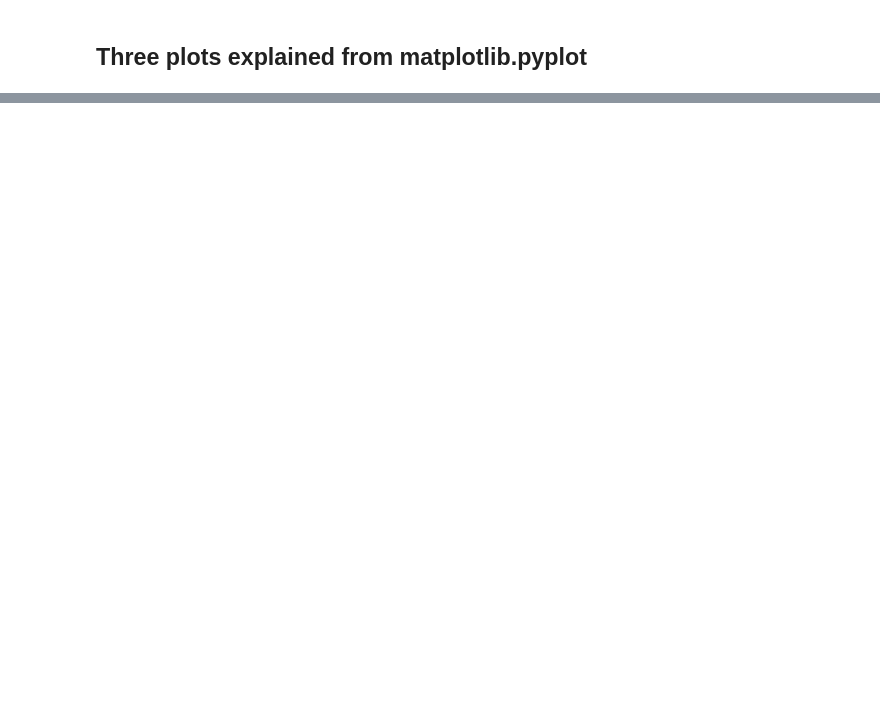
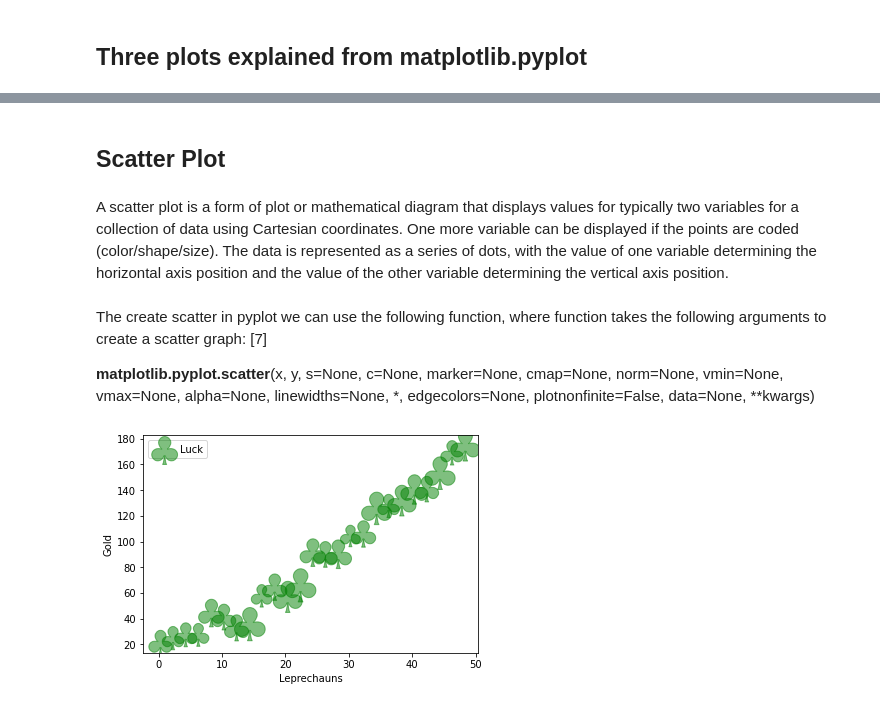
Before and after one commit to Trishmcc/Fundamentals-of-Data-Analytics, a Jupyter notebook: pyplot.ipynb, the cells around one changed output, grey strips where cells are left out. Drawn from its saved outputs; the diff is of its cells as text; code cells hidden in the pictures; blank space fills up the shorter version.

```diff
--- a/pyplot.ipynb
+++ b/pyplot.ipynb
@@ -19,3 +61,30 @@ Seaborn is a matplotlib-based Python data visualization package. It has a high-l
+# %% [markdown]
+## Scatter Plot
+# %% [markdown]
+A scatter plot is a form of plot or mathematical diagram that displays values for typically two variables for a collection of data using Cartesian coordinates. One more variable can be displayed if the points are coded (color/shape/size). The data is represented as a series of dots, with the value of one variable determining the horizontal axis position and the value of the other variable determining the vertical axis position.
+# %% [markdown]
+The create scatter in pyplot we can use the  following function, where function takes the following arguments to create a scatter graph: [7]
+
+**matplotlib.pyplot.scatter**(x, y, s=None, c=None, marker=None, cmap=None, norm=None, vmin=None, vmax=None, alpha=None, linewidths=None, *, edgecolors=None, plotnonfinite=False, data=None, **kwargs)
+# %%
+#Scatterplot
+
+# Fixing random state for reproducibility
+np.random.seed(19680801)
+
+
+x = np.arange(0.0, 50.0, 2.0)
+y = x ** 1.3 + np.random.rand(*x.shape) * 30.0
+s = np.random.rand(*x.shape) * 800 + 500
+
+plt.scatter(x, y, s, c="g", alpha=0.5, marker=r'$\clubsuit$',
+            label="Luck")
+plt.xlabel("Leprechauns")
+plt.ylabel("Gold")
+plt.legend(loc='upper left')
+plt.show()
+# %% [output]
+[figure, added]
 # %% [markdown]
 # References
 
```
Also changed, not shown: parts of 9 cells of this notebook.
